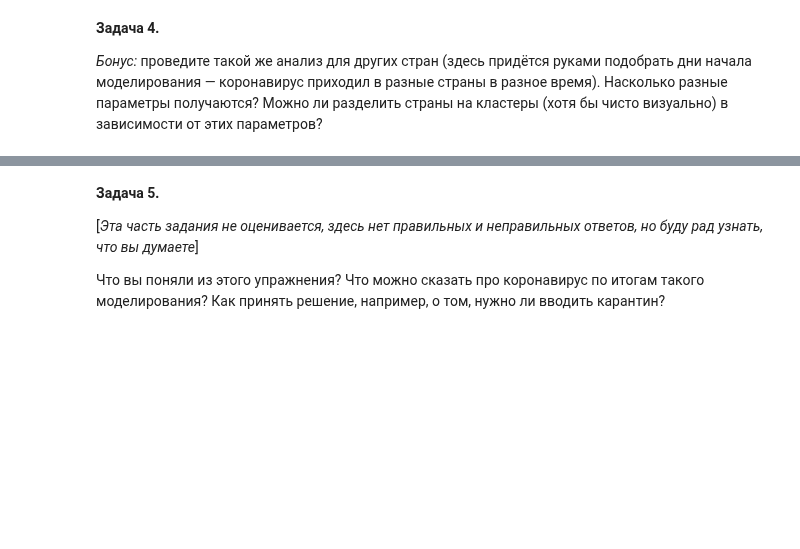
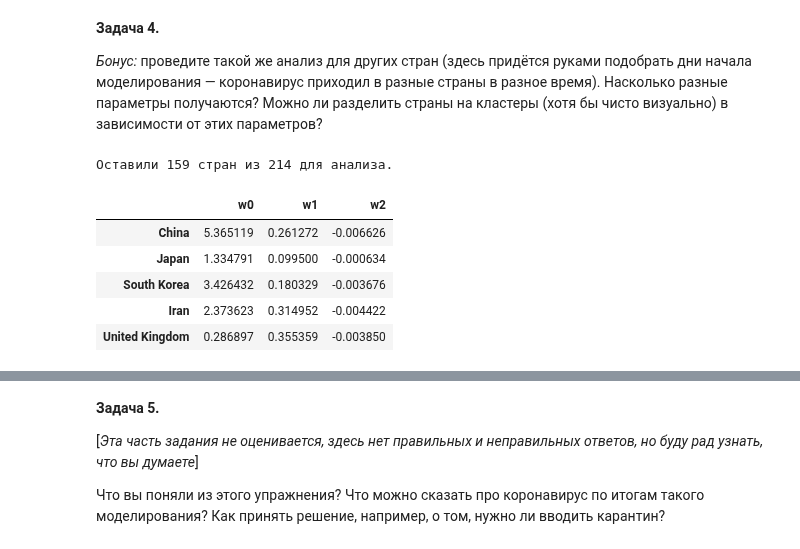
Before and after one commit to garistvlad/advanced_ml, a Jupyter notebook: ha1/ha1. vgarist.ipynb, the cells around one changed output, grey strips where cells are left out. Drawn from its saved outputs; the diff is of its cells as text; code cells hidden in the pictures; blank space fills up the shorter version.

```diff
--- a/ha1/ha1. vgarist.ipynb
+++ b/ha1/ha1. vgarist.ipynb
@@ -460,3 +460,15 @@ __Вывод__
 __Задача 4.__
 
 *Бонус:* проведите такой же анализ для других стран (здесь придётся руками подобрать дни начала моделирования — коронавирус приходил в разные страны в разное время). Насколько разные параметры получаются? Можно ли разделить страны на кластеры (хотя бы чисто визуально) в зависимости от этих параметров?
+# %%
+# оставим только те страны
+# - где есть статистика хотя бы на 100 дней, в которых было более 2 новых случаев заболеваний
+# - уберем агрегаты (содержит OWID в iso_code)
+country_list = df[
+    (df.new_cases > 2) &\
+    (~df.iso_code.str.contains("OWID"))
+].location.value_counts().loc[lambda x: x >= 100].index
+
+print(f"Оставили {len(country_list)} стран из {df.location.nunique()} для анализа.")
+# %% [output]
+Оставили 159 стран из 214 для анализа.
@@ -462,0 +555,9 @@ __Задача 4.__
+# %%
+df_coeffs_by_country.head()
+# %% [output]
+|  | w0 | w1 | w2 |
+| China | 5.365119 | 0.261272 | -0.006626 |
+| Japan | 1.334791 | 0.099500 | -0.000634 |
+| South Korea | 3.426432 | 0.180329 | -0.003676 |
+| Iran | 2.373623 | 0.314952 | -0.004422 |
+| United Kingdom | 0.286897 | 0.355359 | -0.003850 |
```
Also changed, not shown: parts of 12 cells of this notebook.
